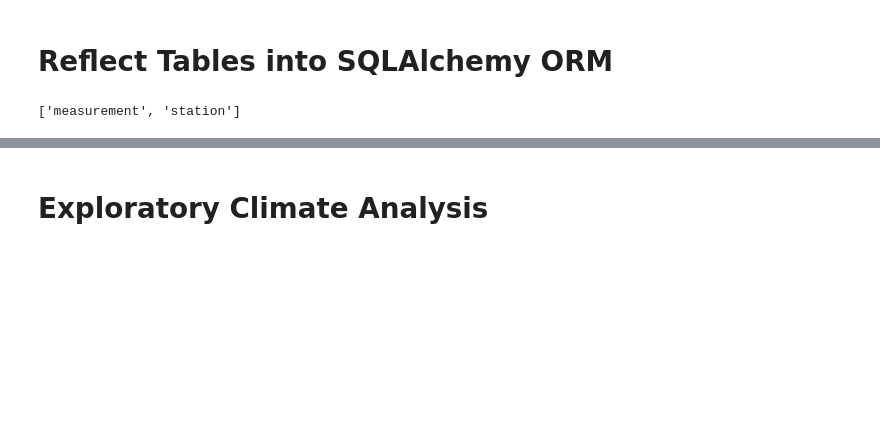
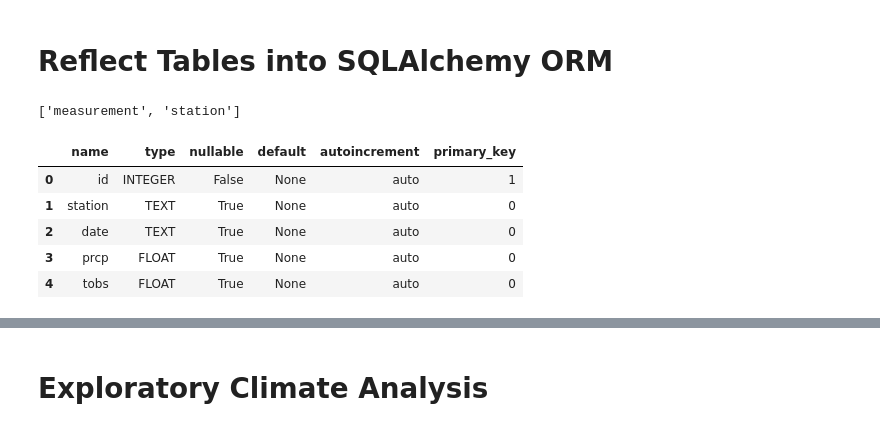
Before and after one commit to i-am-phoenix/rice-btcmp-hw10-sqlalchemy-challenge, a Jupyter notebook: climate_starter.ipynb, the cells around one changed output, grey strips where cells are left out. Drawn from its saved outputs; the diff is of its cells as text; code cells hidden in the pictures; blank space fills up the shorter version.

```diff
--- a/climate_starter.ipynb
+++ b/climate_starter.ipynb
@@ -41,6 +41,14 @@ session = Session(engine)
 # %%
 # Additionally explicitely inspecting both tables
 inspector = inspect(engine)
 
-# Inspecting measurements table
-measurement_insp=pd.DataFrame(inspector.get_colu)
+# Inspecting measurement table
+measurement_insp=pd.DataFrame(inspector.get_columns("measurement"))
+measurement_insp
+# %% [output]
+|  | name | type | nullable | default | autoincrement | primary_key |
+| 0 | id | INTEGER | False | None | auto | 1 |
+| 1 | station | TEXT | True | None | auto | 0 |
+| 2 | date | TEXT | True | None | auto | 0 |
+| 3 | prcp | FLOAT | True | None | auto | 0 |
+| 4 | tobs | FLOAT | True | None | auto | 0 |
```
Also changed, not shown: parts of 3 cells of this notebook, 1 other file.
